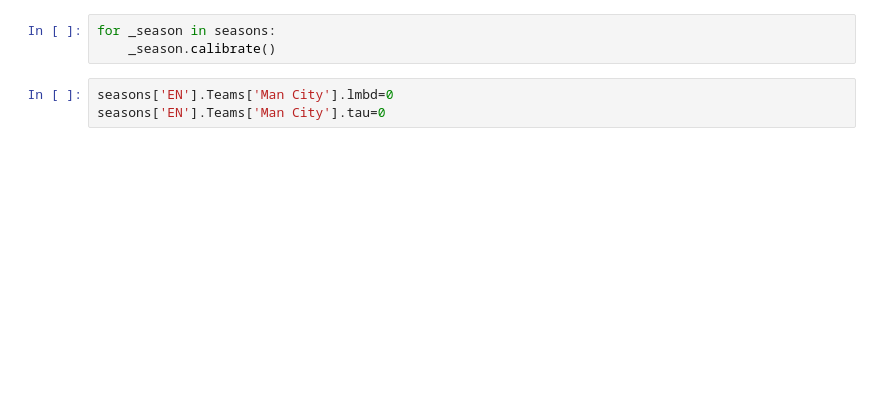
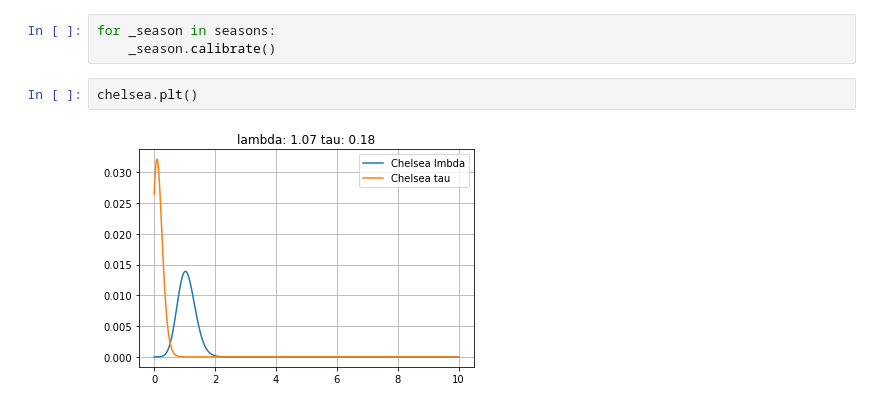
Before and after one commit to tchnvkng/python_notebooks, a Jupyter notebook: premier_league/pl.ipynb, the cells around one changed output. Cells and saved outputs as stored; diff of their text form; blank space fills up the shorter version.

```diff
--- a/premier_league/pl.ipynb
+++ b/premier_league/pl.ipynb
@@ -36,8 +37,9 @@ seasons['EN'].all
 # %%
 for _season in seasons:
     _season.calibrate()
-# %%
-seasons['EN'].Teams['Man City'].lmbd=0
-seasons['EN'].Teams['Man City'].tau=0
+# %%
+chelsea.plt()
+# %% [output]
+[figure, added]
 # %%
 for _season in seasons:
```
Also changed, not shown: parts of 8 cells of this notebook, 2 other files.
